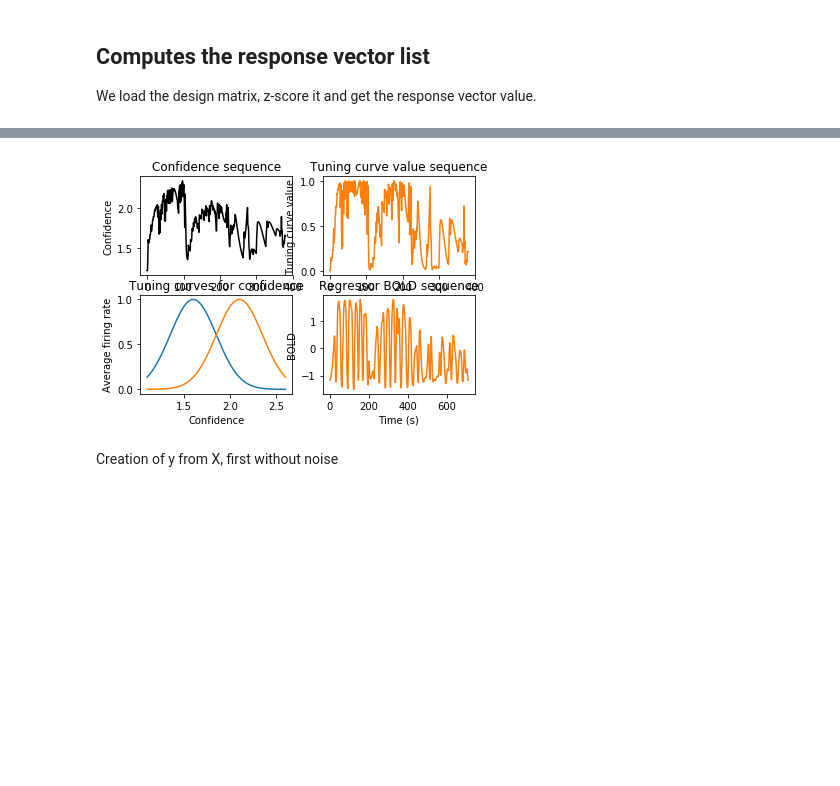
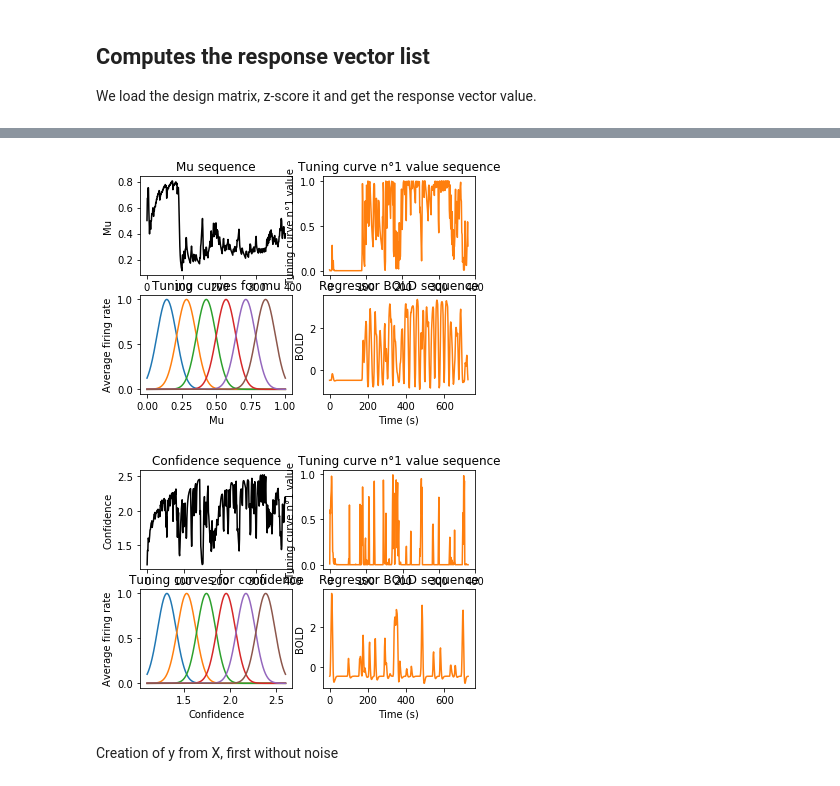
Before and after one commit to sebastiendemortain/neural-coding-of-probabilities, a Jupyter notebook: simulation_results.ipynb, the cells around one changed output, grey strips where cells are left out. Saved outputs shown, nothing was run; the diff lists cells and outputs as text; code cells hidden in the pictures; blank space fills up the shorter version.

```diff
--- a/simulation_results.ipynb
+++ b/simulation_results.ipynb
@@ -17,7 +17,9 @@ import matplotlib.pyplot as plt
 import matplotlib
 width = 18
 height = 16
-matplotlib.rcParams['figure.figsize'] = [width, height]
+#matplotlib.rcParams['figure.figsize'] = [width, height]
+import pandas as pd
+
 
 import pickle
 import itertools
@@ -36,6 +38,8 @@ from neural_proba import tuning_curve
 from neural_proba import voxel
 from neural_proba import experiment
 from neural_proba import fmri
+
+import utils
 # %% [markdown]
 ## Properties of the models
 
@@ -108,14 +113,14 @@ regr = linear_model.LinearRegression(n_jobs=-1)
 We load the design matrix, z-score it and get the response vector value.
 # %%
 # Load the design matrices
-with open("output/design_matrices/X_small.txt", "rb") as fp:   # Unpickling
+with open("output/design_matrices/X_very_small.txt", "rb") as fp:   # Unpickling
     X = pickle.load(fp)
 
 # Just for now
-n_subjects = 4
+n_subjects = 1
 n_sessions = 4
 n_N = 3
-n_schemes = 4
+n_schemes = 1
 # Z-SCORING
 
 # Initialization
@@ -145,9 +150,9 @@ for k_scheme, k_fit_N, k_subject in itertools.product(range(n_schemes), range(n_
 # %%
 # Plot signal compared to summary statistics
 k_scheme = 0
-k_N = 0
+k_N = 2
 k_subject = 0
-k_session = 0
+k_session = 3
 n_stimuli = 380
 
 # Test everything is fine
@@ -158,10 +163,61 @@ dist = p1g2_dist_array[k_subject][k_session][:, :n_stimuli]
 # For gaussian PPC
 N = N_array[k_N]
 tc_type = 'gaussian'
+
+# For mu
+t_mu = t_mu_gaussian_array[k_N]
+tc_mu = tuning_curve(tc_type, N, t_mu, tc_lower_bound_mu, tc_upper_bound_mu)
+
+i = 1# Tuning curve index
+
+tc_signal =  tc_mu.f(mu, i)
+print('X of size : '+str(Xz[k_scheme][k_N][k_subject][k_session].shape))
+data_signal = copy.deepcopy(Xz[k_scheme][k_N][k_subject][k_session][:, i])
+
+print('Scheme : '+scheme_array[k_scheme])
+print('N='+str(N))
+print('Subject n°'+str(k_subject))
+print('Session n°'+str(k_session)+'\n')
+print('Tuning curve n°'+str(i)+' related to mu')
+
+fig = plt.figure()
+
+# Mu sequence
+mu = p1g2_mu_array[k_subject][k_session][0, :n_stimuli]
+ax1_up = fig.add_subplot(221)
+ax1_up.plot(np.linspace(0, len(mu), len(mu)), mu, color='black')
+ax1_up.set_xlabel('Stimulus index')
+ax1_up.set_ylabel('Mu')
+ax1_up.set_title('Mu sequence')
+
+# Tuning curves
+ax1_down = fig.add_subplot(223)
+mu = np.linspace(tc_lower_bound_mu, tc_upper_bound_mu, 1000)
+tc_color = [None for k in range(10)]
+for k in range(N):
+    p = ax1_down.plot(mu, tc_mu.f(mu, k))
+    tc_color[k] = p[0].get_color()
+ax1_down.set_xlabel('Mu')
+ax1_down.set_ylabel('Average firing rate')
+ax1_down.set_title('Tuning curves for mu')
+
+# Tuning curve value sequence
+ax_up = fig.add_subplot(222)
+ax_up.plot(np.linspace(0, n_stimuli, n_stimuli), tc_signal, color=tc_color[i])
+ax_up.set_xlabel('Stimulus index')
+ax_up.set_ylabel('Tuning curve n°'+str(i)+' value')
+ax_up.set_title('Tuning curve n°'+str(i)+' value sequence')
+
+ax_down = fig.add_subplot(224)
+between_scans_time = 2.0
+ax_down.set_xlabel('Time (s)')
+ax_down.set_ylabel('BOLD')
+ax_down.set_title('Regressor BOLD sequence')
+ax_down.plot(np.linspace(0, between_scans_time*len(data_signal), len(data_signal)), data_signal, color=tc_color[i])
+
+# For conf
 t_conf = t_conf_gaussian_array[k_N]
 tc_conf = tuning_curve(tc_type, N, t_conf, tc_lower_bound_conf, tc_upper_bound_conf)
-#t_mu = t_mu_gaussian_array[k_N]
-#tc_mu = tuning_curve(tc_type, N, t_mu, tc_lower_bound_mu, tc_upper_bound_mu)
 
 i = 1# Tuning curve index
 
@@ -173,7 +229,6 @@ print('Scheme : '+scheme_array[k_scheme])
 print('N='+str(N))
 print('Subject n°'+str(k_subject))
 print('Session n°'+str(k_session)+'\n')
-print('Tuning curve n°'+str(i)+' related to confidence')
 
 fig = plt.figure()
 
@@ -200,8 +255,8 @@ ax1_down.set_title('Tuning curves for confidence')
 ax_up = fig.add_subplot(222)
 ax_up.plot(np.linspace(0, n_stimuli, n_stimuli), tc_signal, color=tc_color[i])
 ax_up.set_xlabel('Stimulus index')
-ax_up.set_ylabel('Tuning curve value')
-ax_up.set_title('Tuning curve value sequence')
+ax_up.set_ylabel('Tuning curve n°'+str(i)+' value')
+ax_up.set_title('Tuning curve n°'+str(i)+' value sequence')
 
 ax_down = fig.add_subplot(224)
 between_scans_time = 2.0
@@ -224,4 +284,5 @@ Tuning curve n°1 related to confidence
-[figure, old version]
+[figure, new version]
+[figure, added]
 # %% [markdown]
 Creation of y from X, first without noise
 # %%
```
Also changed, not shown: parts of 10 cells of this notebook.
